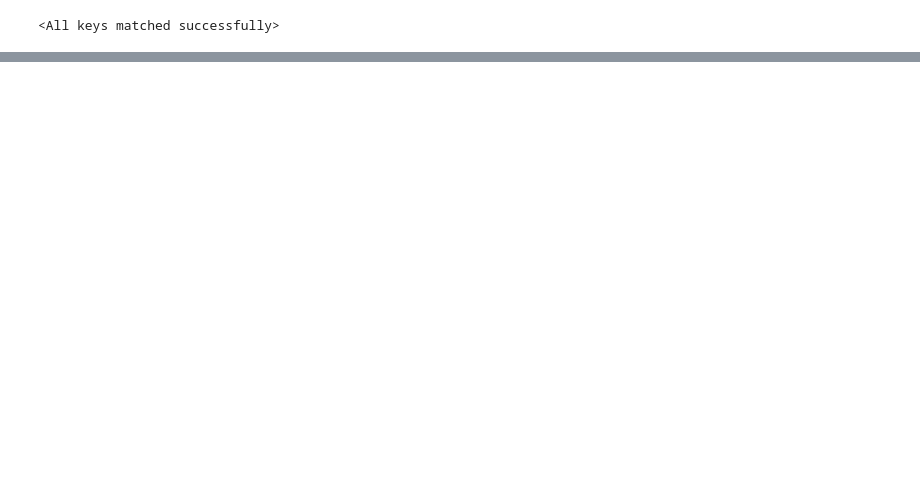
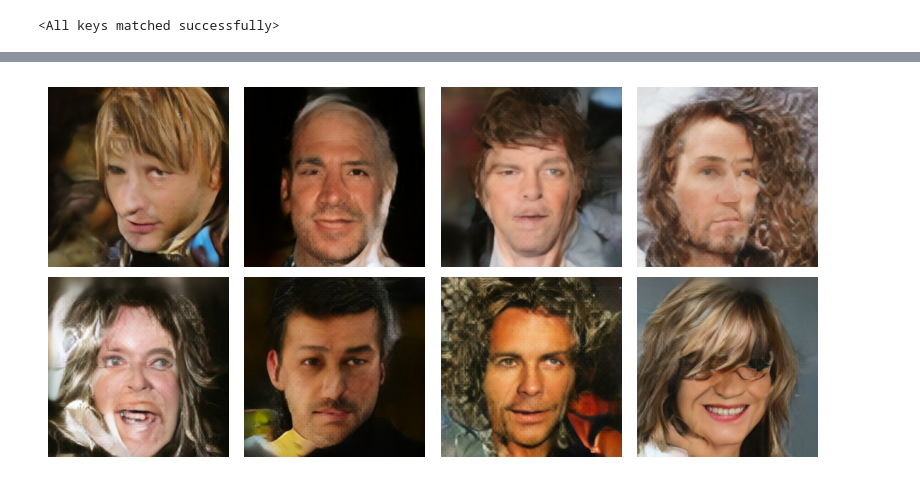
Before and after one commit to fvantonio1/stable_diffusion, a Jupyter notebook: demo.ipynb, the cells around one changed output, grey strips where cells are left out. Saved outputs shown, nothing was run; the diff lists cells and outputs as text; code cells hidden in the pictures; blank space fills up the shorter version.

```diff
--- a/demo.ipynb
+++ b/demo.ipynb
@@ -50,0 +92,31 @@ from utils import sample
+# %%
+down_sample= 2 ** sum(autoencoder_model_config['down_sample'])
+
+with torch.no_grad():
+    imgs = sample(
+        model, noise_scheduler, im_size=dataset_config['im_size'],
+        down_sample=down_sample, device=device, num_samples=8,
+        z_channels=autoencoder_model_config['z_channels'],
+        num_timesteps=diffusion_config['num_timesteps'], vae=vae,
+    )
+# %%
+imgs = imgs.permute(0, 3, 2, 1).numpy()
+# %%
+import matplotlib.pyplot as plt
+import numpy as np
+
+rows, cols = 2, 4
+fig, axes = plt.subplots(rows, cols, figsize=(2*cols, 2*rows))
+axes = axes.ravel()  # Flatten axes for easy indexing
+
+for i in range(rows * cols):
+    if i < len(imgs):
+        axes[i].imshow(np.rot90(imgs[i], axes=(1,0)), cmap='gray' if imgs[i].ndim == 2 else None)
+        axes[i].axis('off')  # Hide axes for each subplot
+    else:
+        axes[i].remove()  # Remove empty subplots if batch is smaller than rows*cols
+
+plt.tight_layout()
+plt.show()
+# %% [output]
+[figure, added]
```
Also changed, not shown: parts of 4 cells of this notebook.
